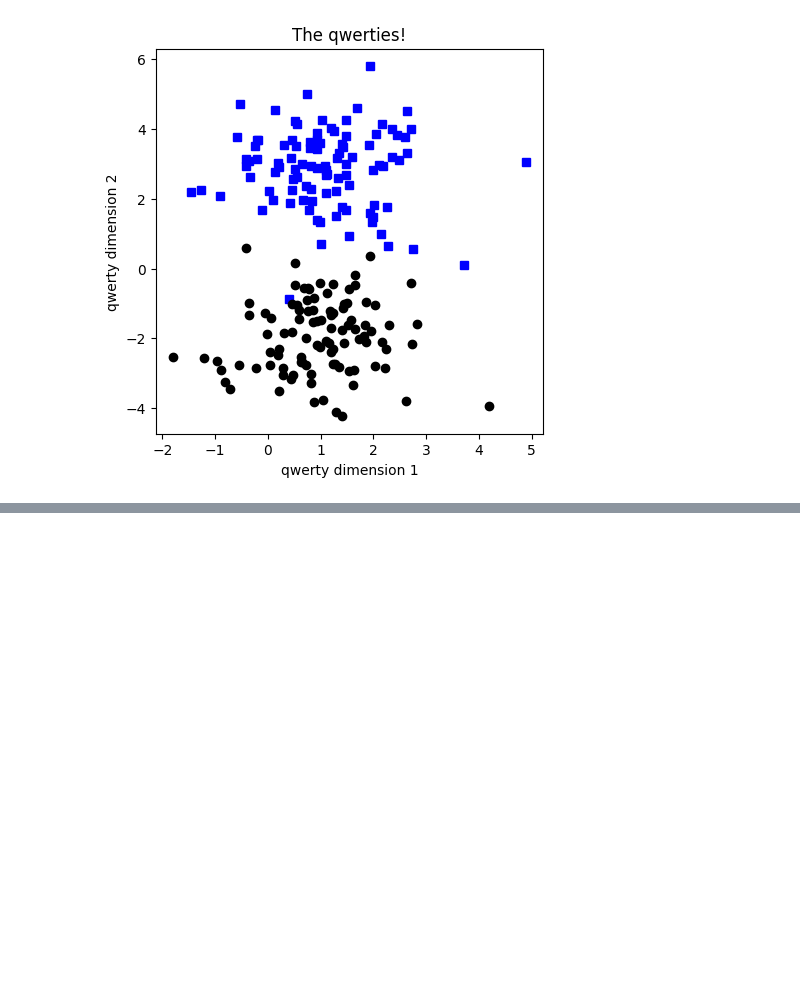
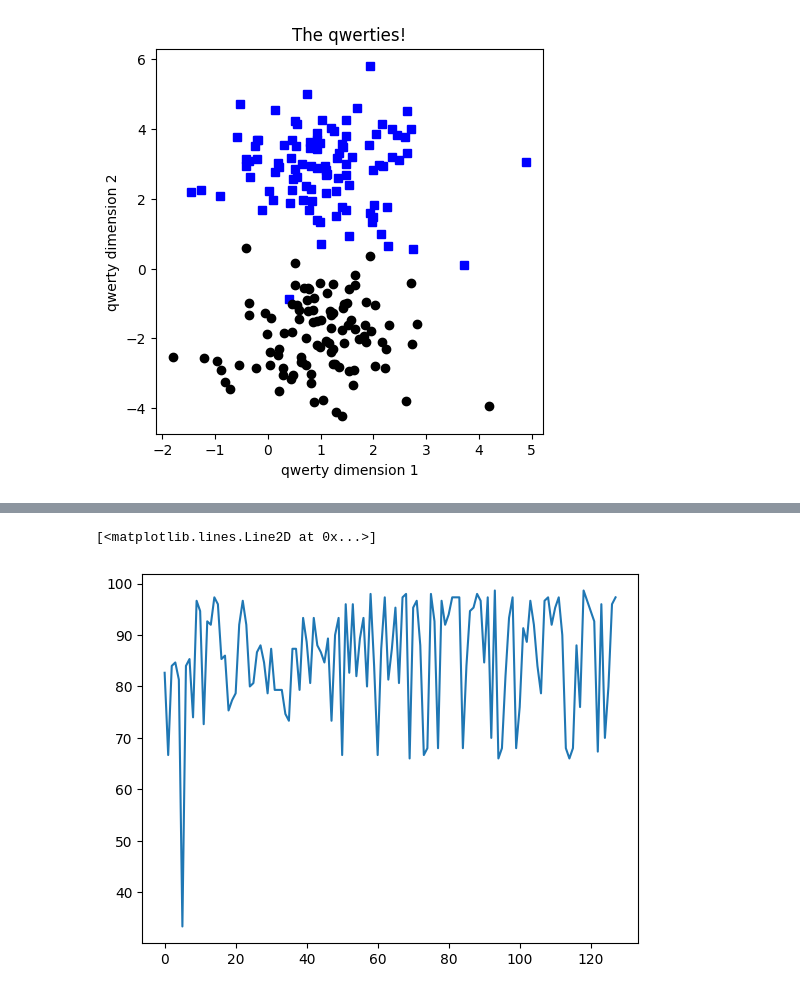
Before and after one commit to adioney1/admin-panel-vue, a Jupyter notebook: ml/cc/exercises/ml.ipynb, the cells around one changed output, grey strips where cells are left out. Saved outputs shown, nothing was run; the diff lists cells and outputs as text; code cells hidden in the pictures; blank space fills up the shorter version.

```diff
--- a/ml/cc/exercises/ml.ipynb
+++ b/ml/cc/exercises/ml.ipynb
@@ -113,0 +119,6 @@ yHat tensor([[0.5000],
+# %%
+import seaborn as sns
+import torch
+import torch.nn as nn
+import matplotlib.pyplot as plt
+iris = sns.load_dataset('iris')
@@ -113,0 +170,22 @@ yHat tensor([[0.5000],
+# %%
+
+max_num_nodes=128
+progressive_acc=[]
+for node_n in range(1,max_num_nodes+1):
+  lossfun, ANNIris, optimizer = createModel(node_n)
+  trainModel(ANNIris, lossfun, optimizer)
+
+  pred=ANNIris(data)
+  matches=torch.argmax(pred, dim=1) == labels
+  matches_num=matches.float()
+  general_acc=100*torch.mean(matches_num)
+  progressive_acc.append(general_acc)
+# %%
+# probs = torch.softmax(yHat, dim=1)
+# print(probs)
+# plt.plot(loses.detach())
+# plt.figure()
+plt.plot(progressive_acc)
+# %% [output]
+[<matplotlib.lines.Line2D at 0x...>]
+[figure, added]
```
Also changed, not shown: parts of 8 cells of this notebook.
